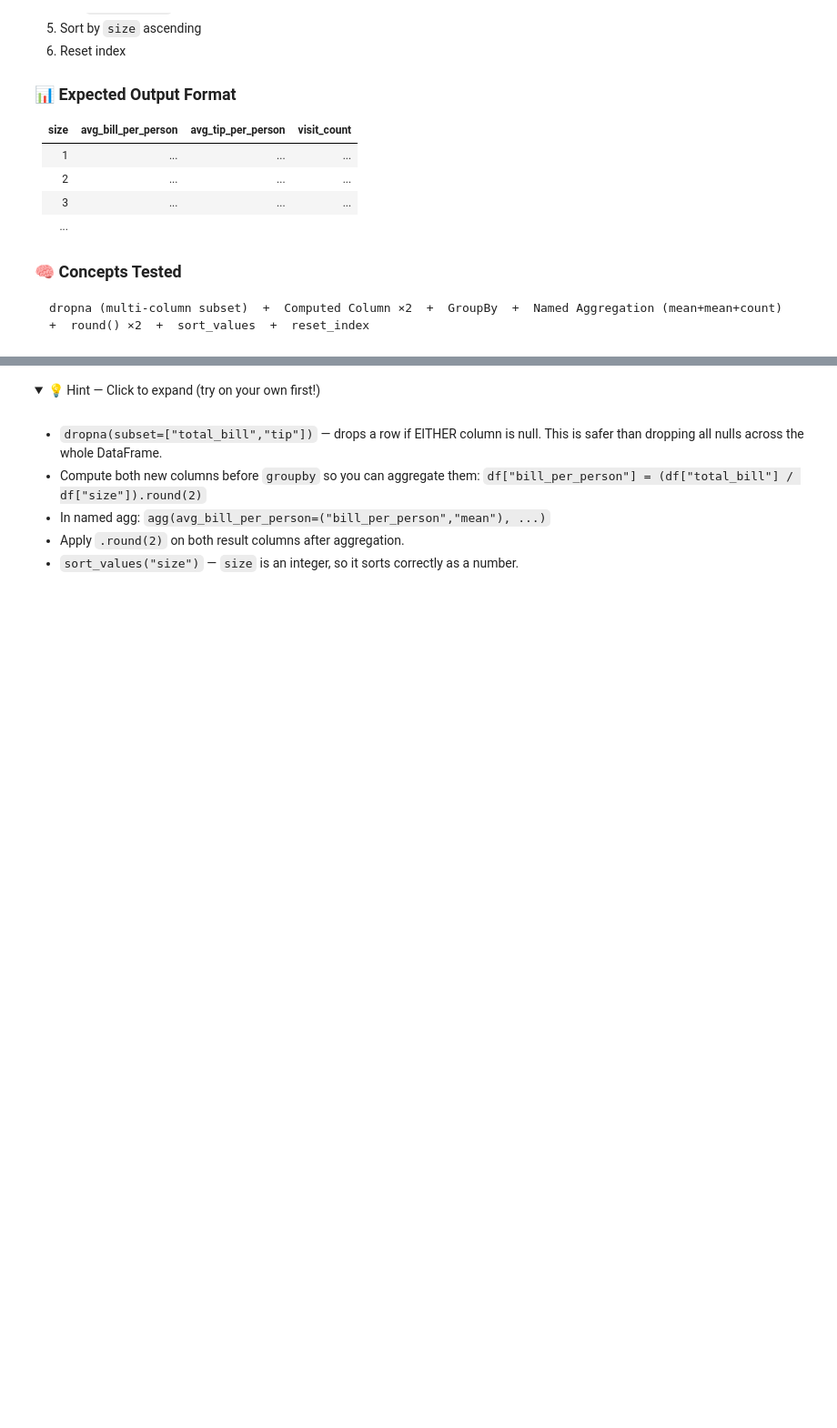
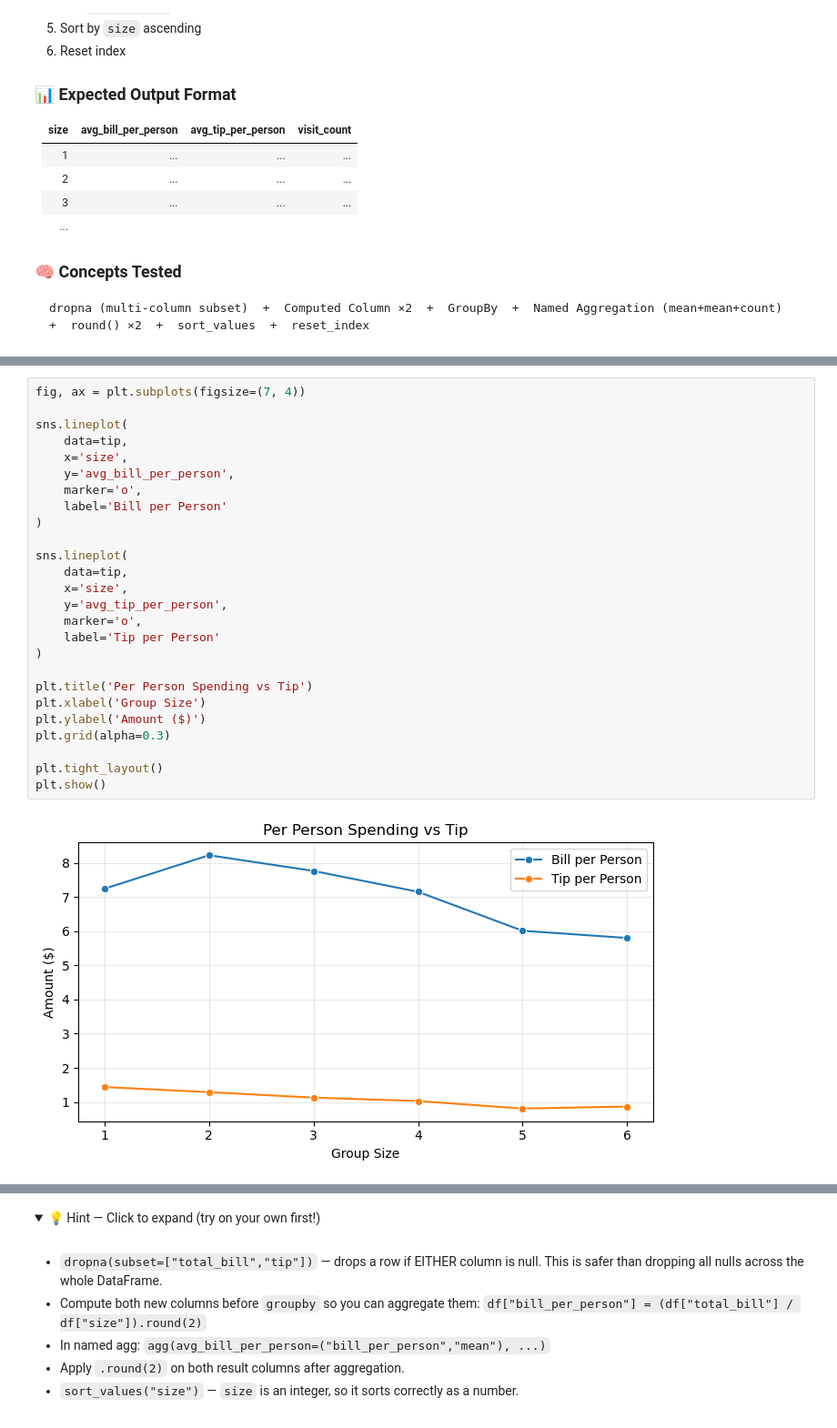
Before and after one commit to abhishekkatewaofficial-lab/Machine-Learning, a Jupyter notebook: Notes/Pandas/4. Practice/Pandas_Practice_Series_Notebook_02.ipynb, the cells around one changed output, grey strips where cells are left out. Shown at 91% size. Drawn from its saved outputs; the diff is of its cells as text; folded sections open; blank space fills up the shorter version.

```diff
--- a/Notes/Pandas/4. Practice/Pandas_Practice_Series_Notebook_02.ipynb
+++ b/Notes/Pandas/4. Practice/Pandas_Practice_Series_Notebook_02.ipynb
@@ -804,0 +883,28 @@ dropna (multi-column subset)  +  Computed Column ×2  +  GroupBy  +  Named Aggre
+# %%
+fig, ax = plt.subplots(figsize=(7, 4))
+
+sns.lineplot(
+    data=tip,
+    x='size',
+    y='avg_bill_per_person',
+    marker='o',
+    label='Bill per Person'
+)
+
+sns.lineplot(
+    data=tip,
+    x='size',
+    y='avg_tip_per_person',
+    marker='o',
+    label='Tip per Person'
+)
+
+plt.title('Per Person Spending vs Tip')
+plt.xlabel('Group Size')
+plt.ylabel('Amount ($)')
+plt.grid(alpha=0.3)
+
+plt.tight_layout()
+plt.show()
+# %% [output]
+[figure, added]
```
Also changed, not shown: parts of 10 cells of this notebook, 3 other files.
